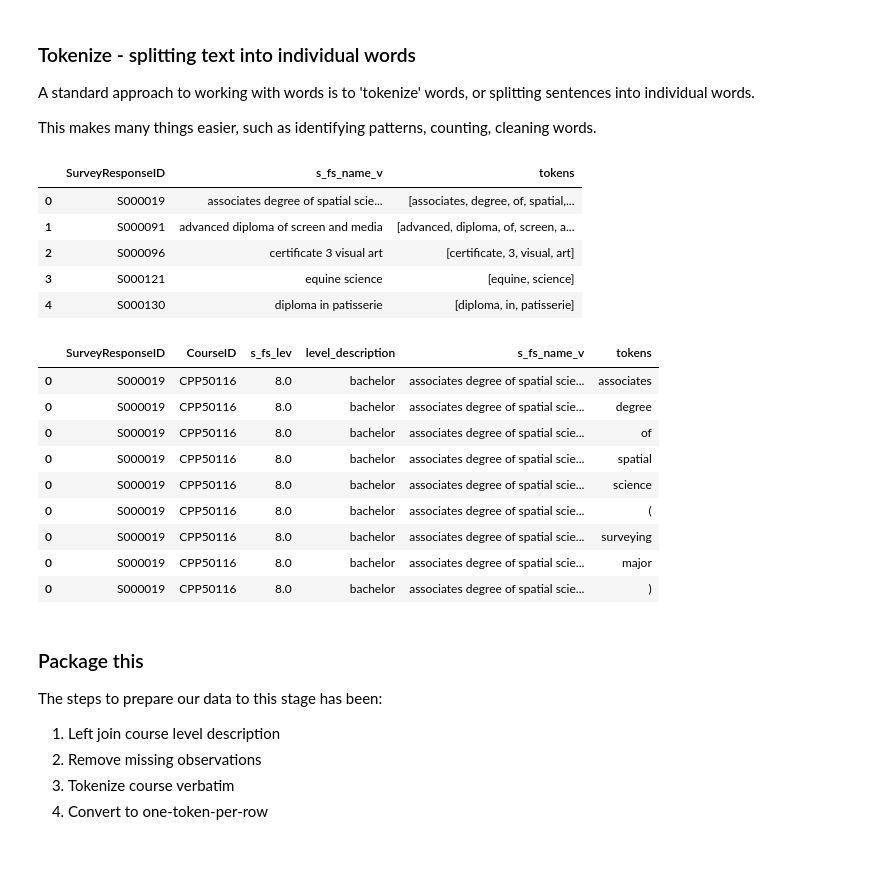
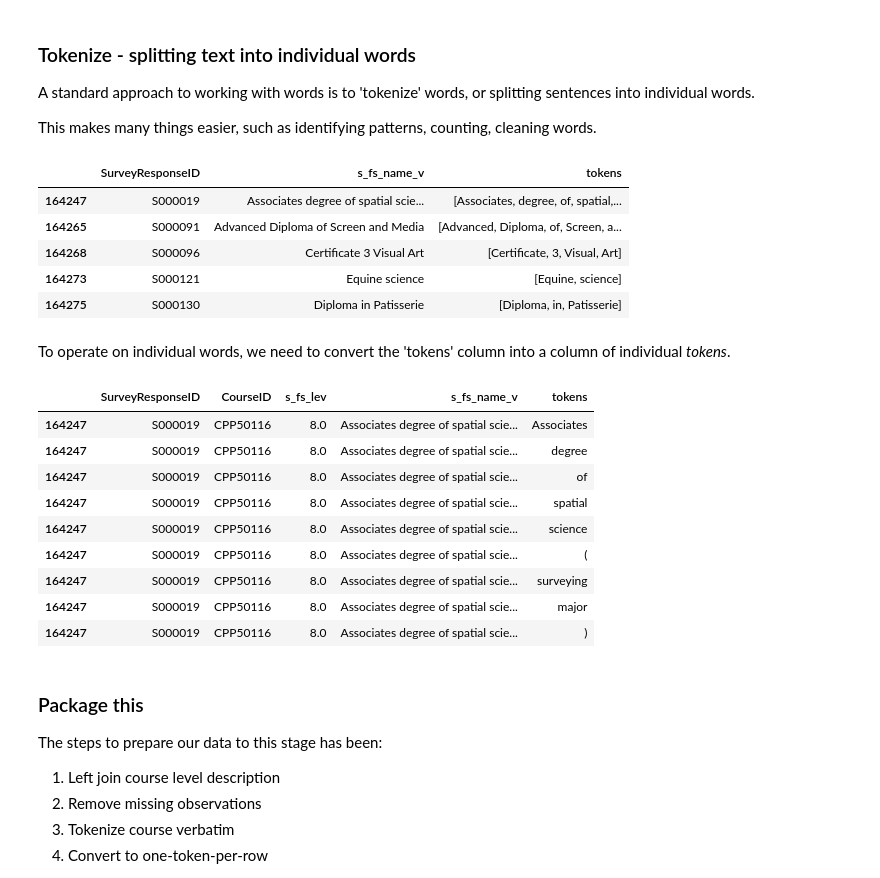
Before and after one commit to RTO-Performance-Indicators/survey_analytics, a Jupyter notebook: notebooks/further study.ipynb, the cells around one changed output. Saved outputs shown, nothing was run; the diff lists cells and outputs as text; code cells hidden in the pictures; blank space fills up the shorter version.

```diff
--- a/notebooks/further study.ipynb
+++ b/notebooks/further study.ipynb
@@ -25,3 +34,5 @@ df = df[(df['SurveyYear'] == 'S2019') & (~pd.isna(df['s_fs_name_v']))]
+# %%
+df = df[['SurveyResponseID', 'CourseID', 's_fs_lev', 's_fs_name_v']]
 # %% [markdown]
 The course level field is coded, but we actually need the course level description.
 
@@ -69,4 +72,0 @@ The fields that we need are:
-# %%
-df = df[['SurveyResponseID', 'CourseID', 's_fs_lev', 'level_description', 's_fs_name_v']]
-df['s_fs_name_v'] = df['s_fs_name_v'].apply(lambda x: x.lower())
-df
@@ -137,12 +123,13 @@ A standard approach to working with words is to 'tokenize' words, or splitting s
 
 This makes many things easier, such as identifying patterns, counting, cleaning words.
 # %%
-df['tokens'] = df['s_fs_name_v'].apply(lambda x: nltk.word_tokenize(x))
-df[['SurveyResponseID', 's_fs_name_v', 'tokens']].head()
+tokenized_df = df.copy()
+tokenized_df['tokens'] = tokenized_df['s_fs_name_v'].apply(lambda x: nltk.word_tokenize(x))
+tokenized_df[['SurveyResponseID', 's_fs_name_v', 'tokens']].head()
 # %% [output]
 |  | SurveyResponseID | s_fs_name_v | tokens |
-| 0 | S000019 | associates degree of spatial scie... | [associates, degree, of, spatial,... |
-| 1 | S000091 | advanced diploma of screen and media | [advanced, diploma, of, screen, a... |
-| 2 | S000096 | certificate 3 visual art | [certificate, 3, visual, art] |
-| 3 | S000121 | equine science | [equine, science] |
-| 4 | S000130 | diploma in patisserie | [diploma, in, patisserie] |
+| 164247 | S000019 | Associates degree of spatial scie... | [Associates, degree, of, spatial,... |
+| 164265 | S000091 | Advanced Diploma of Screen and Media | [Advanced, Diploma, of, Screen, a... |
+| 164268 | S000096 | Certificate 3 Visual Art | [Certificate, 3, Visual, Art] |
+| 164273 | S000121 | Equine science | [Equine, science] |
+| 164275 | S000130 | Diploma in Patisserie | [Diploma, in, Patisserie] |
@@ -151,17 +136,19 @@ To operate on individual words, we need to convert the 'tokens' column into a co
+# %% [markdown]
+To operate on individual words, we need to convert the 'tokens' column into a column of individual *tokens*.
 # %%
-tokenized_df = df.explode('tokens')
+tokenized_df = tokenized_df.explode('tokens')
 tokenized_df.head(9)
 # %% [output]
-|  | SurveyResponseID | CourseID | s_fs_lev | level_description | s_fs_name_v | tokens |
-| 0 | S000019 | CPP50116 | 8.0 | bachelor | associates degree of spatial scie... | associates |
-| 0 | S000019 | CPP50116 | 8.0 | bachelor | associates degree of spatial scie... | degree |
-| 0 | S000019 | CPP50116 | 8.0 | bachelor | associates degree of spatial scie... | of |
-| 0 | S000019 | CPP50116 | 8.0 | bachelor | associates degree of spatial scie... | spatial |
-| 0 | S000019 | CPP50116 | 8.0 | bachelor | associates degree of spatial scie... | science |
-| 0 | S000019 | CPP50116 | 8.0 | bachelor | associates degree of spatial scie... | ( |
-| 0 | S000019 | CPP50116 | 8.0 | bachelor | associates degree of spatial scie... | surveying |
-| 0 | S000019 | CPP50116 | 8.0 | bachelor | associates degree of spatial scie... | major |
-| 0 | S000019 | CPP50116 | 8.0 | bachelor | associates degree of spatial scie... | ) |
+|  | SurveyResponseID | CourseID | s_fs_lev | s_fs_name_v | tokens |
+| 164247 | S000019 | CPP50116 | 8.0 | Associates degree of spatial scie... | Associates |
+| 164247 | S000019 | CPP50116 | 8.0 | Associates degree of spatial scie... | degree |
+| 164247 | S000019 | CPP50116 | 8.0 | Associates degree of spatial scie... | of |
+| 164247 | S000019 | CPP50116 | 8.0 | Associates degree of spatial scie... | spatial |
+| 164247 | S000019 | CPP50116 | 8.0 | Associates degree of spatial scie... | science |
+| 164247 | S000019 | CPP50116 | 8.0 | Associates degree of spatial scie... | ( |
+| 164247 | S000019 | CPP50116 | 8.0 | Associates degree of spatial scie... | surveying |
+| 164247 | S000019 | CPP50116 | 8.0 | Associates degree of spatial scie... | major |
+| 164247 | S000019 | CPP50116 | 8.0 | Associates degree of spatial scie... | ) |
 # %% [markdown]
 ### Package this
 
```
Also changed, not shown: parts of 48 cells of this notebook, 1 other file.
